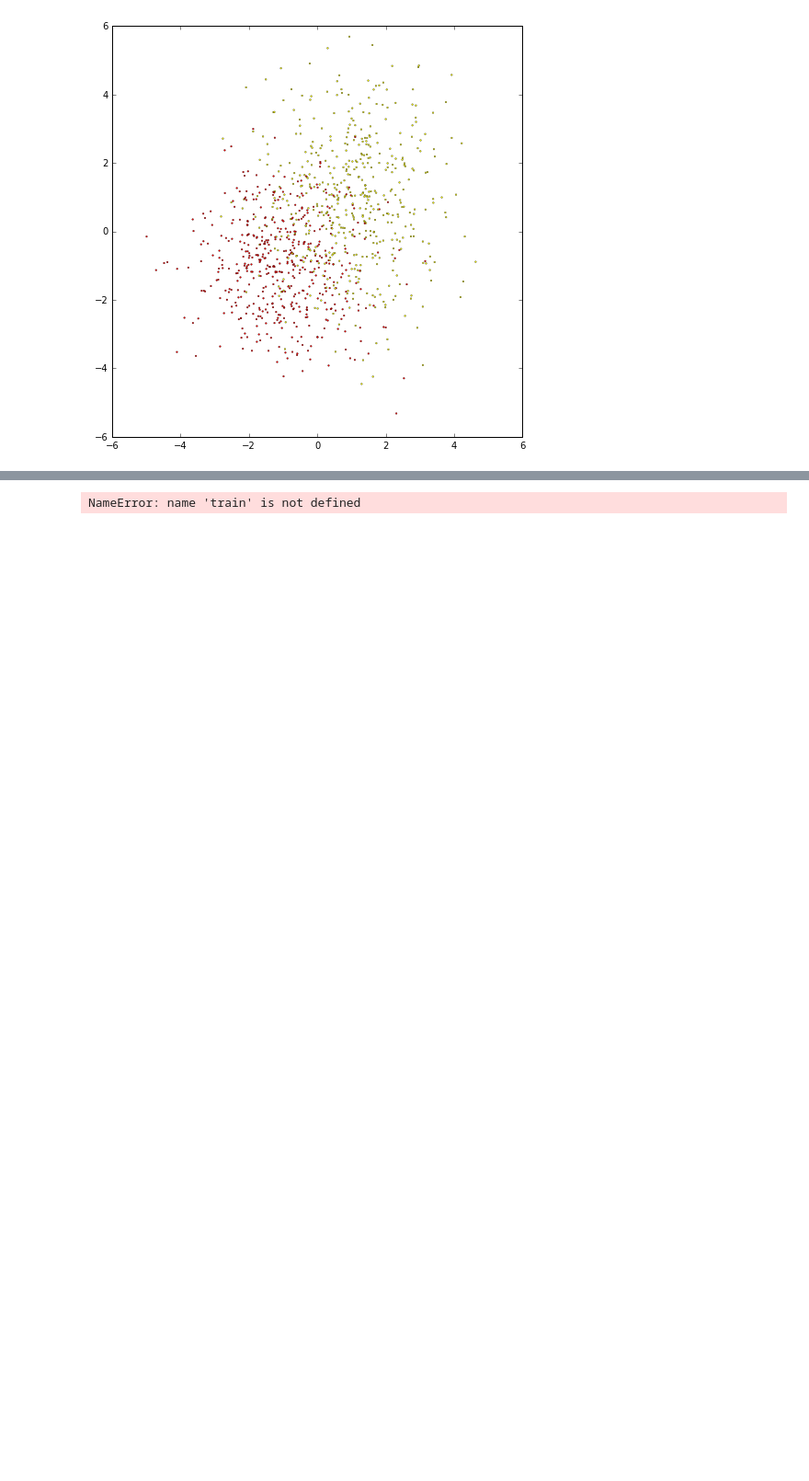
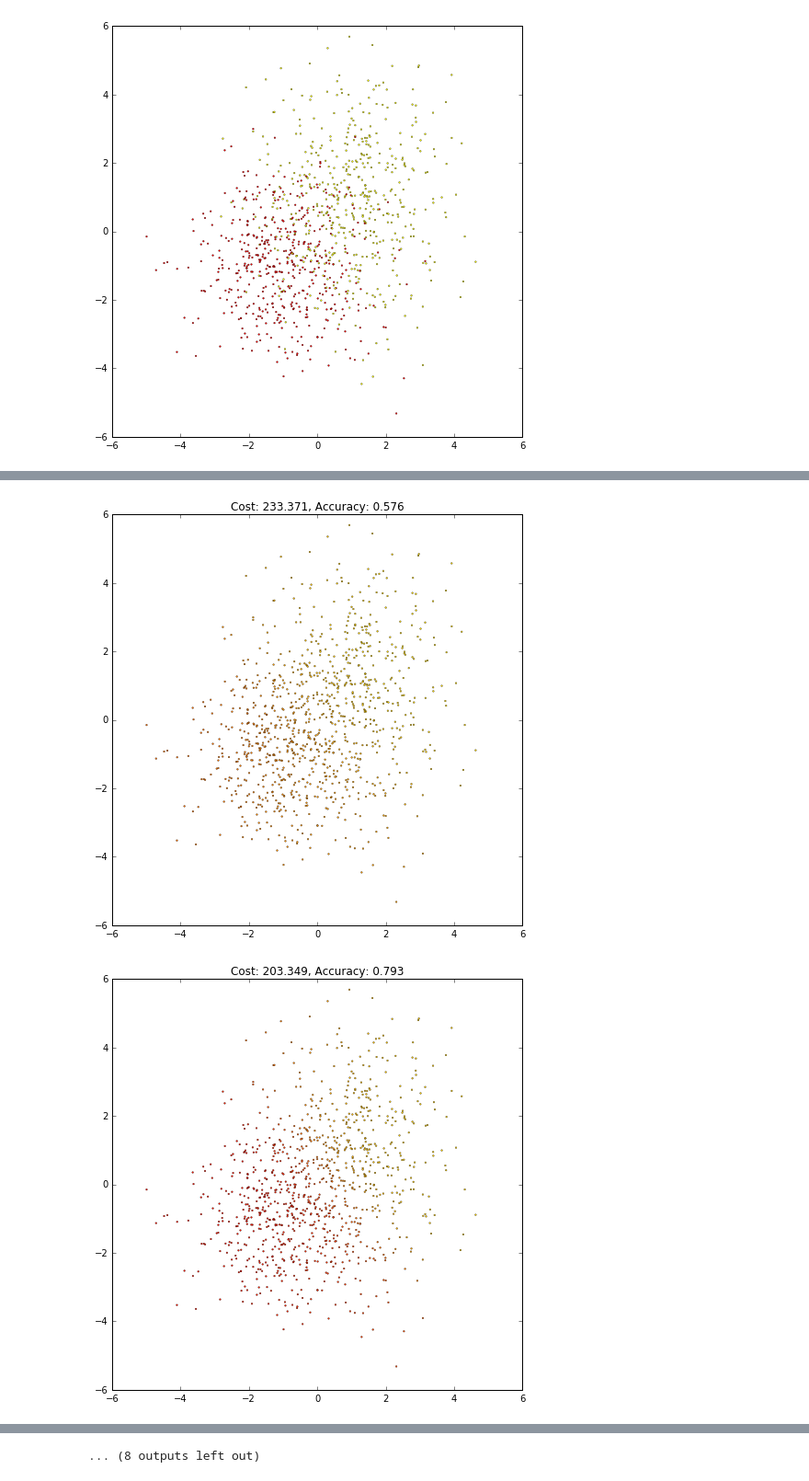
Before and after one commit to ml-mipt/ml-mipt-part2, a Jupyter notebook: 2016/seminars/sem05_deep_learning/02_theano.ipynb, the cells around one changed output, grey strips where cells are left out. Shown at 92% size. Drawn from its saved outputs; the diff is of its cells as text; code cells hidden in the pictures; blank space fills up the shorter version.

```diff
--- a/2016/seminars/sem05_deep_learning/02_theano.ipynb
+++ b/2016/seminars/sem05_deep_learning/02_theano.ipynb
@@ -566,28 +551,30 @@ IndexError: ('The following error happened while compiling the node', Dot22(W, m
 # %%
 # Keep track of the number of training iterations performed
 iteration = 0
 # We'll only train the network with 20 iterations.
 # A more common technique is to use a hold-out validation set.
 # When the validation error starts to increase, the network is overfitting,
 # so we stop training the net.  This is called "early stopping", which we won't do here.
 max_iteration = 20
 while iteration < max_iteration:
     # Train the network using the entire training set.
     # With large datasets, it's much more common to use stochastic or mini-batch gradient descent
     # where only a subset (or a single point) of the training set is used at each iteration.
     # This can also help the network to avoid local minima.
     current_cost = train(X, y)
     # Get the current network output for all points in the training set
     current_output = mlp_output(X)
     # We can compute the accuracy by thresholding the output
     # and computing the proportion of points whose class match the ground truth class.
     accuracy = np.mean((current_output > .5) == y)
     # Plot network output after this iteration
     plt.figure(figsize=(8, 8))
     plt.scatter(X[0, :], X[1, :], c=current_output,
-                lw=.3, s=3, cmap=plt.cm.amfhot, vmin=0, vmax=1)
+                lw=.3, s=3, cmap=plt.cm.autumn, vmin=0, vmax=1)
     plt.axis([-6, 6, -6, 6])
     plt.title('Cost: {:.3f}, Accuracy: {:.3f}'.format(float(current_cost), accuracy))
     plt.show()
     iteration += 1
 # %% [output]
+[figure, added]
+[figure, added]
@@ -594 +591 @@ while iteration < max_iteration:
-NameError: name 'train' is not defined
+... (8 outputs left out)
```
Also changed, not shown: parts of 5 cells of this notebook.
